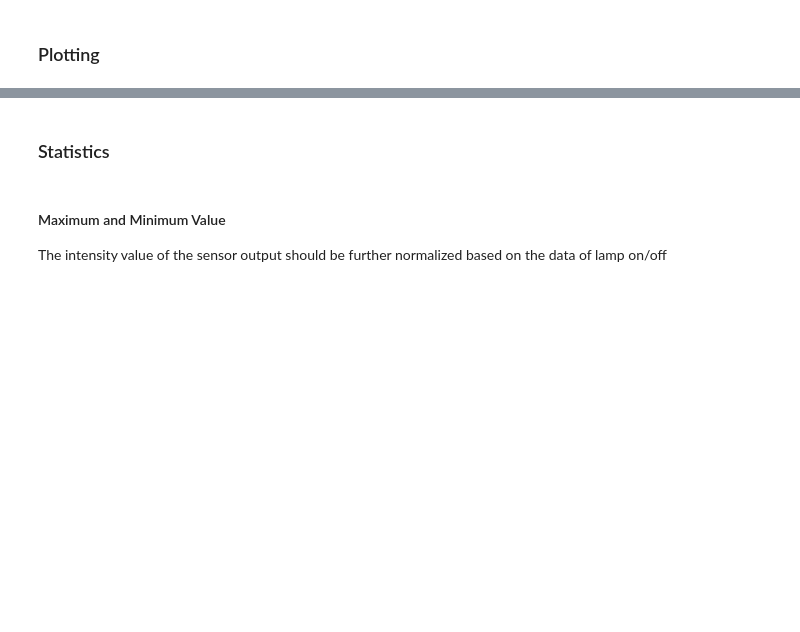
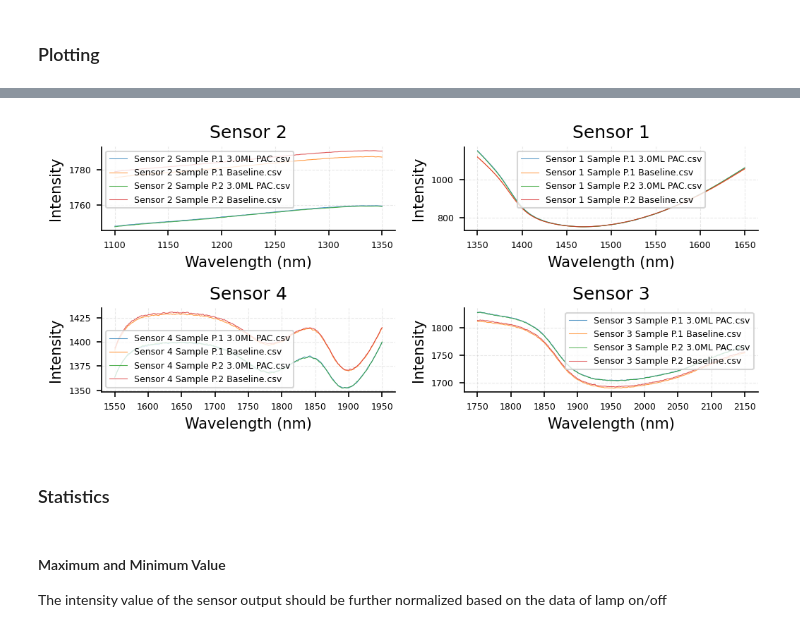
Before and after one commit to finn777-yea/Spectral-data-processing, a Jupyter notebook: demo.ipynb, the cells around one changed output, grey strips where cells are left out. Saved outputs shown, nothing was run; the diff lists cells and outputs as text; code cells hidden in the pictures; blank space fills up the shorter version.

```diff
--- a/demo.ipynb
+++ b/demo.ipynb
@@ -32,7 +85,7 @@ wl_range
 #### Read and process csv
 # %%
 def read_csv_data(path):
-    df = pd.read_csv(path, encoding='ISO-8859-1')
+    df = pd.read_csv(path, encoding='ISO-8859-1')# Read the CSV file into a DataFrame with the specified encoding
     # Modification to the df
     df.drop(columns=df.columns[0], inplace=True)
     # average the intensity of the same wavelength
@@ -52,9 +105,9 @@ def get_csv_paths(probes_dir, sensor, reference_sample: bool = False):
             paths.extend(glob.glob(pattern))
         return paths
     else:
-        pattern = os.path.join(probes_dir, f"{sensor}_sample_*.csv")
+        pattern = os.path.join(probes_dir, f"{sensor} Sample*.csv")
         return glob.glob(pattern)
 # %%
-wavelength, intensity = read_csv_data(os.path.join(PROBES_DIR, "sensor_4_sample_19.csv"))
-print(f"Wavelength length of sensor 4: {len(wavelength)}\n")
-# print(f"Intensity length: {len(intensity)}")
+wavelength, intensity = read_csv_data(os.path.join(PROBES_DIR, "Sensor 4 Sample P.1 Baseline.csv"))
+print(f"Wavelength length of sensor 4: {len(wavelength)}\n")# Print the length of the wavelength array for sensor 4
+print(f"Intensity length: {len(intensity)}")
@@ -74,18 +158,23 @@ print(f"Intensity range: {intensity[0]:.2f} - {intensity[-1]:.2f}")
 # %%
 PROBE_LIST = ["Probe A", "Probe B", "Probe C", "Probe D"]
-# Manual order, because the sensor_2 has the lowest wavelength
-SENSOR_LIST = ["sensor_2", "sensor_1", "sensor_4", "sensor_3"]
-get_reference_sample = True
+# Manual order, because Sensor 2 has the lowest wavelength
+SENSOR_LIST = ["Sensor 2", "Sensor 1", "Sensor 4", "Sensor 3"]
+get_reference_sample = False
 
 all_sensor_data = {}
 for sensor in SENSOR_LIST:
     # Initialize the sensor data list, to store the intensity data of each sample seperately
     sensor_data = []
     sample_paths = get_csv_paths(PROBES_DIR, sensor, get_reference_sample)
+    print(f"Debug: Processing {sensor}, found {len(sample_paths)} files")
     for csv_path in sample_paths:
         _, intensity = read_csv_data(csv_path)
         sensor_data.append(intensity)
 
     # Combine the intensity data of all samples into a single array
-    all_sensor_data[sensor] = np.vstack(sensor_data)
-    print(f"Sensor Data Shape of {sensor}: {np.shape(all_sensor_data[sensor])} ({len(sample_paths)} samples)")
+    if len(sensor_data) > 0:
+        all_sensor_data[sensor] = np.vstack(sensor_data)
+        print(f"Sensor Data Shape of {sensor}: {np.shape(all_sensor_data[sensor])} ({len(sample_paths)} samples)")
+        # Print the shape of the combined sensor data array, which should be (number of samples, number of wavelengths)
+    else:
+        print(f"Warning: No data found for {sensor}")
@@ -109,28 +210,42 @@ axes[0,0].set_ylabel('y')
 # %%
+
 from typing import Any
+import matplotlib.pyplot as plt
+import matplotlib.cm as cm
 
 font_size_title  = 10
 font_size_ylabel = 8
 font_size_xlabel = 8
 font_size_ticks  = 6
 font_size_legend = 6
 grid_line_width  = 0.5
 plot_line_width  = 0.5
 
 fig, axes = plt.subplots(2, 2, figsize=(7.00,3.20), dpi=150)
 axes = axes.ravel()
 
 for ax, sensor in zip(axes, SENSOR_LIST):
     sample_paths = get_csv_paths(PROBES_DIR, sensor)
-    for path in sample_paths:
+    # Create a color map for different files
+    colors = cm.get_cmap('tab10')(range(len(sample_paths)))
+
+    for idx, path in enumerate(sample_paths):
         wavelength, intensity = read_csv_data(path)
-        ax.plot(wavelength, intensity, linewidth=plot_line_width)
+        # Extract filename for legend
+        filename = os.path.basename(path)
+        ax.plot(wavelength, intensity, linewidth=plot_line_width,
+                color=colors[idx], label=filename, alpha=0.8)
+
     ax.set_title(sensor)
     ax.set_xlabel("Wavelength (nm)")
     ax.set_ylabel("Intensity")
     ax.spines['right'].set_visible(False)
     ax.spines['top'].set_visible(False)
     ax.tick_params(axis='both', which='major', labelsize=font_size_ticks)
-    ax.grid(True, linewidth=grid_line_width, ls='--')
+    ax.grid(True, linewidth=grid_line_width, ls='--', alpha=0.3)
+    ax.legend(fontsize=font_size_legend, loc='best')
+
 fig.tight_layout()
 plt.show()
+# %% [output]
+[figure, added]
```
Also changed, not shown: parts of 12 cells of this notebook.
